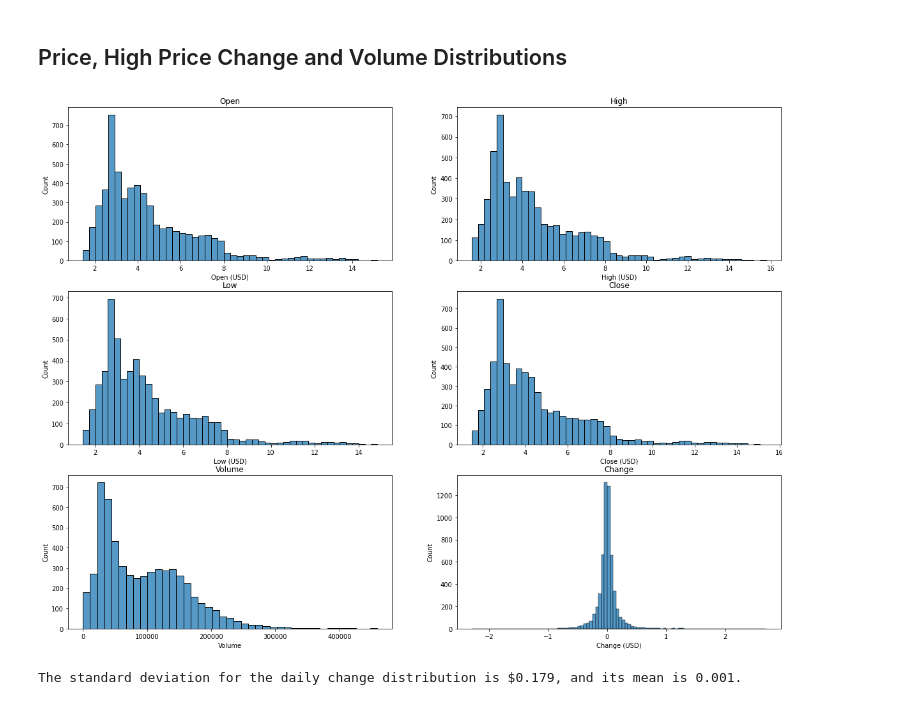
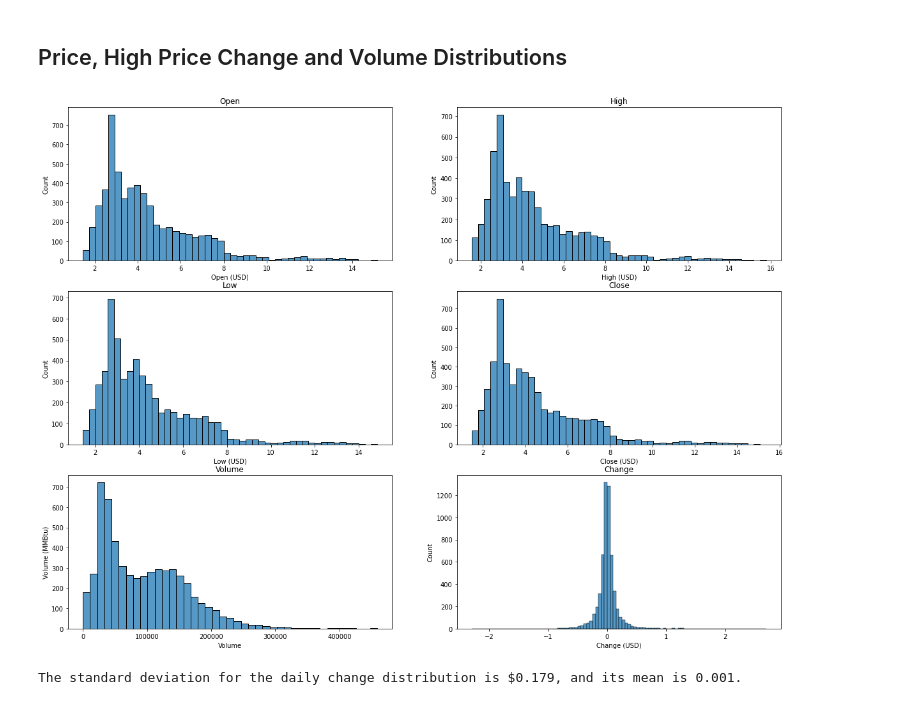
Before and after one commit to penichols10/Natural-Gas, a Jupyter notebook: natural_gas.ipynb, the cells around one changed output. Drawn from its saved outputs; the diff is of its cells as text; code cells hidden in the pictures.

```diff
--- a/natural_gas.ipynb
+++ b/natural_gas.ipynb
@@ -99,6 +117,8 @@ for i, feature in enumerate(df.columns[1:-1]):
     axes[i].set_title(feature)
     if feature != 'Volume':
         axes[i].set_ylabel(f'{feature} (USD)')
+    elif feature == 'Volume':
+        axes[i].set_ylabel(f'{feature} (MMBtu)')
     if feature == 'Volume' or feature == 'Change':
         sns.lineplot(data=df, x='Date', y=make_rolling_average(feature), ax=axes[i])
         axes[i].legend(labels=[f'Daily {feature}', f'Average'])
@@ -121,17 +141,19 @@ All that can really be gleaned from the above plot is that prices tend to go eit
 # %%
 fig, axes = plt.subplots(3,2, figsize=(20,15))
 axes = axes.flatten()
 for i, feature in enumerate(df.columns[1:-1]):
     axes[i].set_title(feature)
     if feature != 'Volume':
         axes[i].set_xlabel(f'{feature} (USD)')
+    elif feature == 'Volume':
+        axes[i].set_ylabel(f'{feature} (MMBtu)')
 
     if feature == 'Change':
         sns.histplot(data=df,x=feature, ax=axes[i], bins=100)
     else:
         sns.histplot(data=df,x=feature, ax=axes[i])
 # %% [output]
-[figure, old version]
+[figure, new version]
 # %%
 change_std = df['Change'].std()
 change_mean = df['Change'].mean()
```
Also changed, not shown: parts of 27 cells of this notebook.
